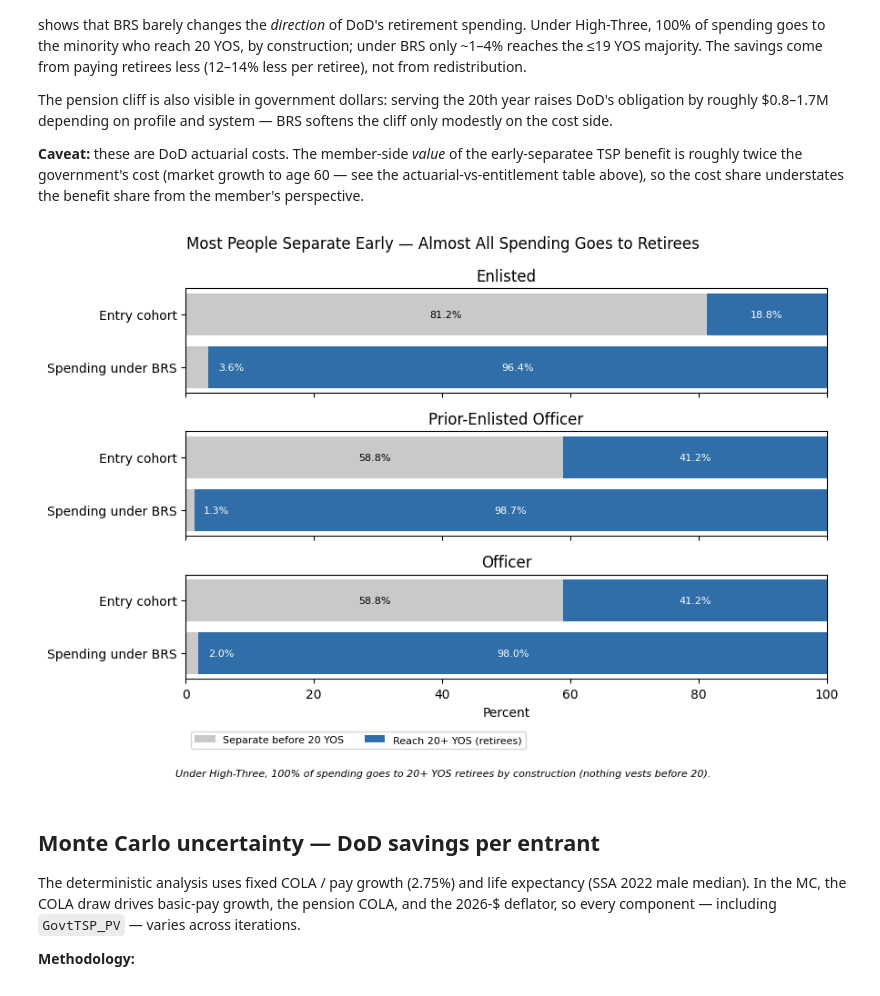
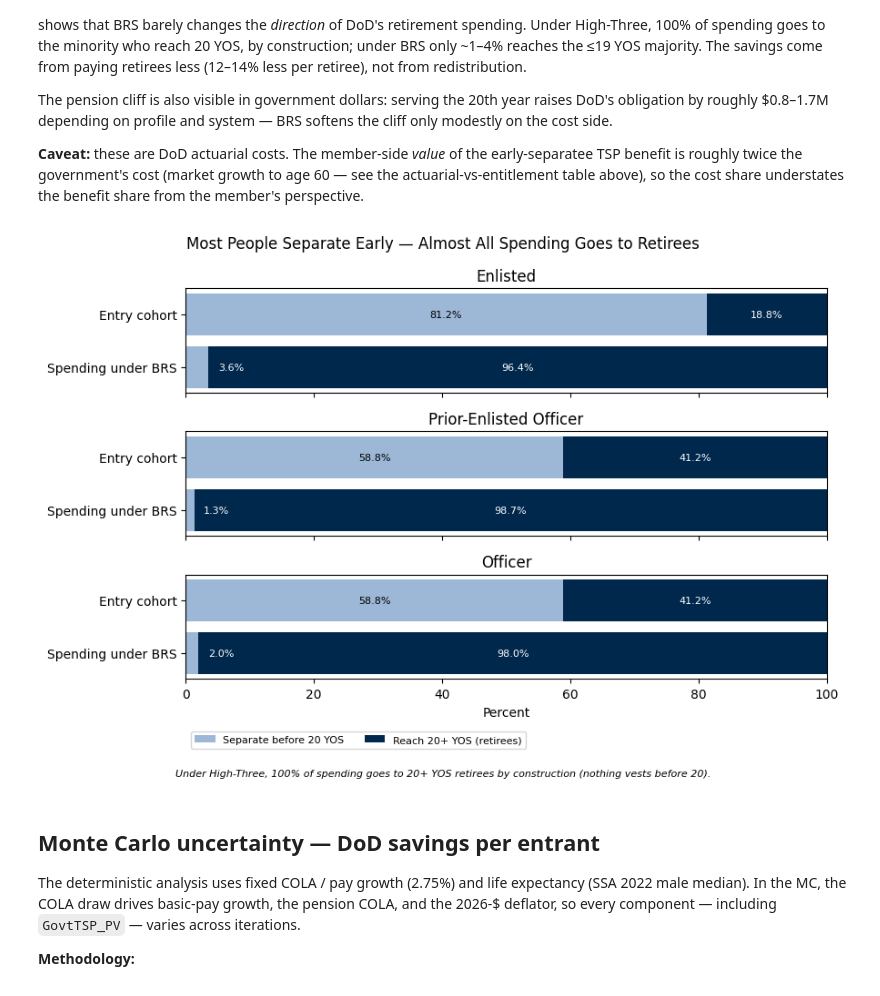
Before and after one commit to sgelety/military-retirement-monte-carlo, a Jupyter notebook: notebooks/04_government_fiscal.ipynb, the cells around one changed output. Saved outputs shown, nothing was run; the diff lists cells and outputs as text; code cells hidden in the pictures.

```diff
--- a/notebooks/04_government_fiscal.ipynb
+++ b/notebooks/04_government_fiscal.ipynb
@@ -71,10 +71,10 @@ PROFILE_ORDER = [
 # H3 = bright amber. Difference charts shade the two halves with
 # the muted slate/brown versions of the same hues (kept faint as
 # a background), labeled "BRS advantage" / "High-Three advantage".
-BRS_COLOR = "#3a7ebf"    # bright blue
-H3_COLOR = "#c1843d"     # bright amber
-BRS_REGION = "#3f5266"   # slate (BRS-advantage half)
-H3_REGION = "#8a6033"    # brown (High-Three-advantage half)
+BRS_COLOR = "#00274C"    # Michigan blue
+H3_COLOR = "#FFCB05"     # Michigan maize
+BRS_REGION = "#4B6C8F"   # light blue (BRS-advantage half)
+H3_REGION = "#FFE57F"    # light maize (High-Three-advantage half)
 
 # Approximate annual active-component accessions.
 # Source: DoD FY2024 Population Representation report.
@@ -240,7 +240,8 @@ for ax, (profile, label) in zip(
         width=bar_w,
         label="High-Three",
         color=H3_COLOR,
-        alpha=0.85,
+        edgecolor="#00274C",
+        linewidth=0.5,
     )
     ax.bar(
         x + bar_w / 2,
@@ -248,7 +249,8 @@ for ax, (profile, label) in zip(
         width=bar_w,
         label="BRS",
         color=BRS_COLOR,
-        alpha=0.85,
+        edgecolor="#00274C",
+        linewidth=0.5,
     )
     ax.set_xticks(x)
     ax.set_xticklabels(
@@ -298,9 +300,9 @@ member two, and every government dollar saved only costs
 the member half.**
 # %%
 profile_colors = {
-    "Enlisted": "darkorange",
-    "PriorEnlistedOfficer": "forestgreen",
-    "Officer": "steelblue",
+    "Enlisted": "#D86018",
+    "PriorEnlistedOfficer": "#75988d",
+    "Officer": "#575294",
 }
 DOD_COLOR = "#555555"
 
@@ -407,12 +409,12 @@ axes[0].legend(fontsize=8, loc="lower left")
 axes[0].text(
     10, ymax * 0.55, "Member gains · DoD pays more",
     ha="center", va="center", fontsize=9, style="italic",
-    color="#2f3e4d",
+    color="#00274C",
 )
 axes[0].text(
     10, ymin * 0.55, "Member loses · DoD saves",
     ha="center", va="center", fontsize=9, style="italic",
-    color="#5e4222",
+    color="#6b540f",
 )
 axes[0].set_ylabel("Change under BRS (2026 $)")
 fig.supxlabel("YOS at Separation")
@@ -634,11 +636,11 @@ for ax, profile in zip(axes, PROFILE_ORDER):
 
     ax.bar(
         x, pension_vals, label="Pension NPV",
-        color=H3_COLOR, alpha=0.85,
+        color=H3_COLOR, edgecolor="#00274C", linewidth=0.5,
     )
     ax.bar(
         x, tsp_vals, bottom=pension_vals,
-        label="Govt TSP NPV", color=BRS_COLOR, alpha=0.85,
+        label="Govt TSP NPV", color=BRS_COLOR, edgecolor="#00274C", linewidth=0.5,
     )
 
     # Bold total above each bar; the BRS bar's component split
@@ -722,8 +724,8 @@ understates the benefit share from the member's perspective.
 # %%
 # Share of expected spending reaching early separatees,
 # and expected cost per retiree, by profile and system
-EARLY_COLOR = "#c9c9c9"    # early separatees (< 20 YOS)
-RETIREE_COLOR = "#2f6ea8"  # retirees (20+ YOS) — get the money
+EARLY_COLOR = "#9CB8D6"    # early separatees (< 20 YOS), light blue
+RETIREE_COLOR = "#00274C"  # retirees (20+ YOS) — get the money
 
 split = {}
 for profile in PROFILE_ORDER:
@@ -787,34 +789,34 @@ for ax, profile in zip(axes, PROFILE_ORDER):
             e + l / 2, yi, f"{l:.1f}%",
             ha="center", va="center",
             fontsize=8, color="white",
         )
 
     ax.set_yticks(y)
     ax.set_yticklabels(rows)
     ax.invert_yaxis()
     ax.set_xlim(0, 100)
     ax.set_title(profile_labels[profile])
 
 axes[-1].set_xlabel("Percent")
 axes[-1].legend(
     fontsize=8, loc="upper left",
     bbox_to_anchor=(0.0, -0.45), ncols=2,
 )
 fig.text(
     0.5, -0.01,
     "Under High-Three, 100% of spending goes to 20+ YOS"
     " retirees by construction (nothing vests before 20).",
     ha="center", fontsize=8, style="italic",
 )
 fig.suptitle(
     "Most People Separate Early — Almost All Spending"
     " Goes to Retirees",
     fontsize=12,
 )
 plt.tight_layout()
 plt.show()
 # %% [output]
-[figure, old version]
+[figure, new version]
 # %% [markdown]
 ## Monte Carlo uncertainty — DoD savings per entrant
 
```
Also changed, not shown: parts of 6 cells of this notebook, 6 other files.
